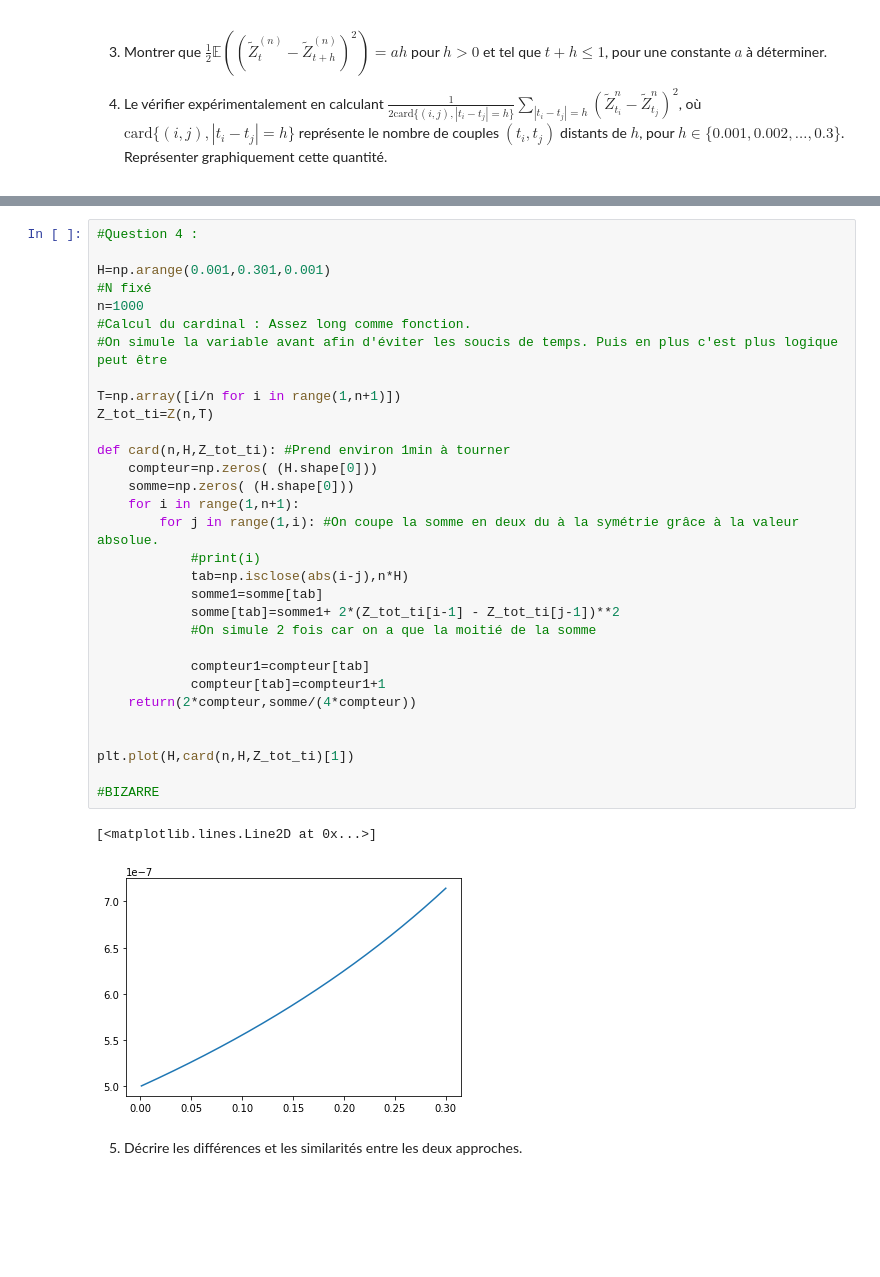
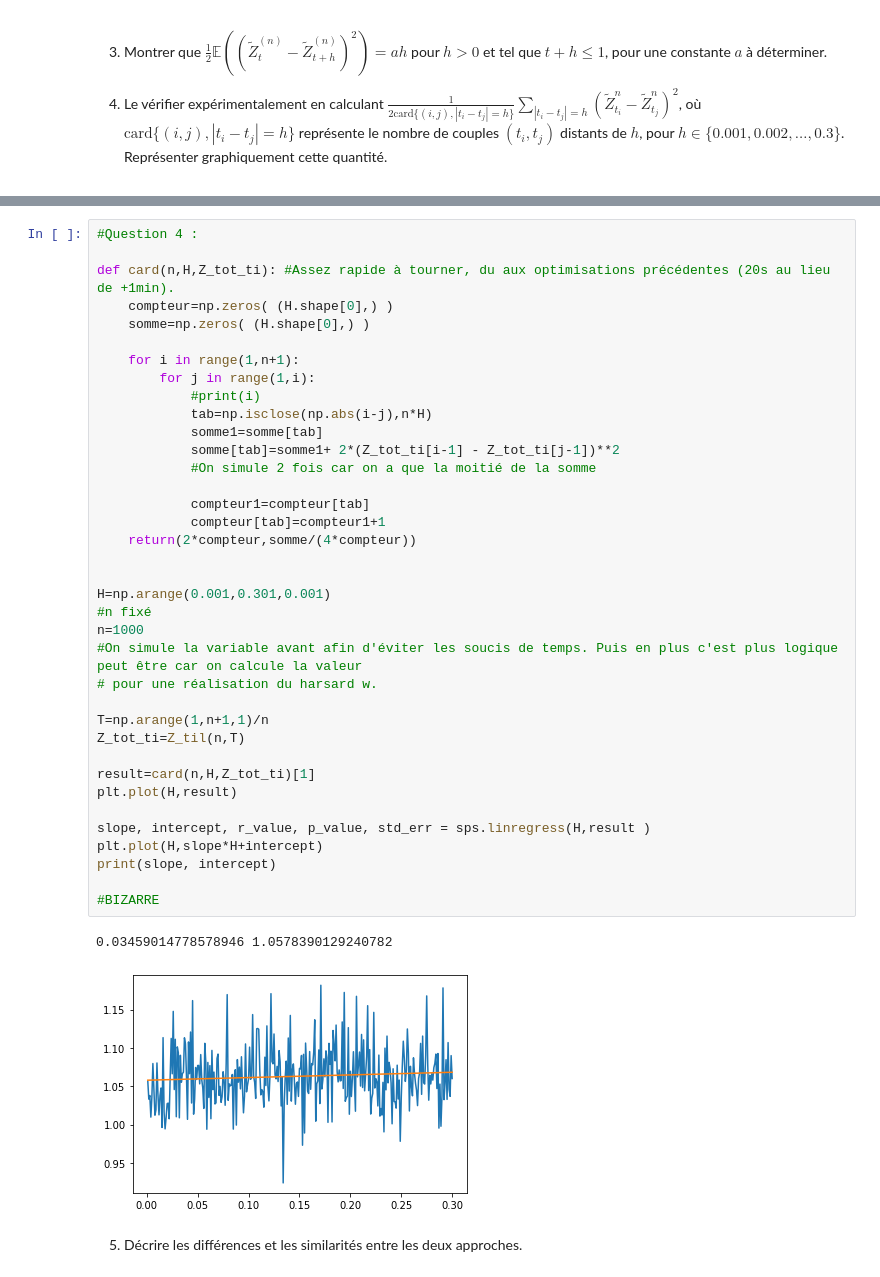
Before and after one commit to EliottBarbier/projet_proba, a Jupyter notebook: Projet numérique de Probabilités 2022 - enonce.ipynb, the cells around one changed output, grey strips where cells are left out. Saved outputs shown, nothing was run; the diff lists cells and outputs as text; blank space fills up the shorter version.

```diff
--- a/Projet numérique de Probabilités 2022 - enonce.ipynb
+++ b/Projet numérique de Probabilités 2022 - enonce.ipynb
@@ -349,37 +349,43 @@ D'où : $\frac12\mathbb{E}\left((\tilde{Z}^{(n)}_t-\tilde{Z}^{(n)}_{t+h})^2\righ
 # %%
 #Question 4 :
 
-H=np.arange(0.001,0.301,0.001)
-#N fixé
-n=1000
-#Calcul du cardinal : Assez long comme fonction.
-#On simule la variable avant afin d'éviter les soucis de temps. Puis en plus c'est plus logique peut être
+def card(n,H,Z_tot_ti): #Assez rapide à tourner, du aux optimisations précédentes (20s au lieu de +1min).
+    compteur=np.zeros( (H.shape[0],) )
+    somme=np.zeros( (H.shape[0],) )
 
-T=np.array([i/n for i in range(1,n+1)])
-Z_tot_ti=Z(n,T)
-
-def card(n,H,Z_tot_ti): #Prend environ 1min à tourner
-    compteur=np.zeros( (H.shape[0]))
-    somme=np.zeros( (H.shape[0]))
     for i in range(1,n+1):
-        for j in range(1,i): #On coupe la somme en deux du à la symétrie grâce à la valeur absolue.
+        for j in range(1,i):
             #print(i)
-            tab=np.isclose(abs(i-j),n*H)
+            tab=np.isclose(np.abs(i-j),n*H)
             somme1=somme[tab]
             somme[tab]=somme1+ 2*(Z_tot_ti[i-1] - Z_tot_ti[j-1])**2
             #On simule 2 fois car on a que la moitié de la somme
 
             compteur1=compteur[tab]
             compteur[tab]=compteur1+1
     return(2*compteur,somme/(4*compteur))
 
 
-plt.plot(H,card(n,H,Z_tot_ti)[1])
+H=np.arange(0.001,0.301,0.001)
+#n fixé
+n=1000
+#On simule la variable avant afin d'éviter les soucis de temps. Puis en plus c'est plus logique peut être car on calcule la valeur
+# pour une réalisation du harsard w.
+
+T=np.arange(1,n+1,1)/n
+Z_tot_ti=Z_til(n,T)
+
+result=card(n,H,Z_tot_ti)[1]
+plt.plot(H,result)
+
+slope, intercept, r_value, p_value, std_err = sps.linregress(H,result )
+plt.plot(H,slope*H+intercept)
+print(slope, intercept)
 
 #BIZARRE
 # %% [output]
-[<matplotlib.lines.Line2D at 0x...>]
+0.03459014778578946 1.0578390129240782
-[figure, old version]
+[figure, new version]
 # %% [markdown]
 5. Décrire les différences et les similarités entre les deux approches.
 # %% [markdown]
```
Also changed, not shown: parts of 12 cells of this notebook.
